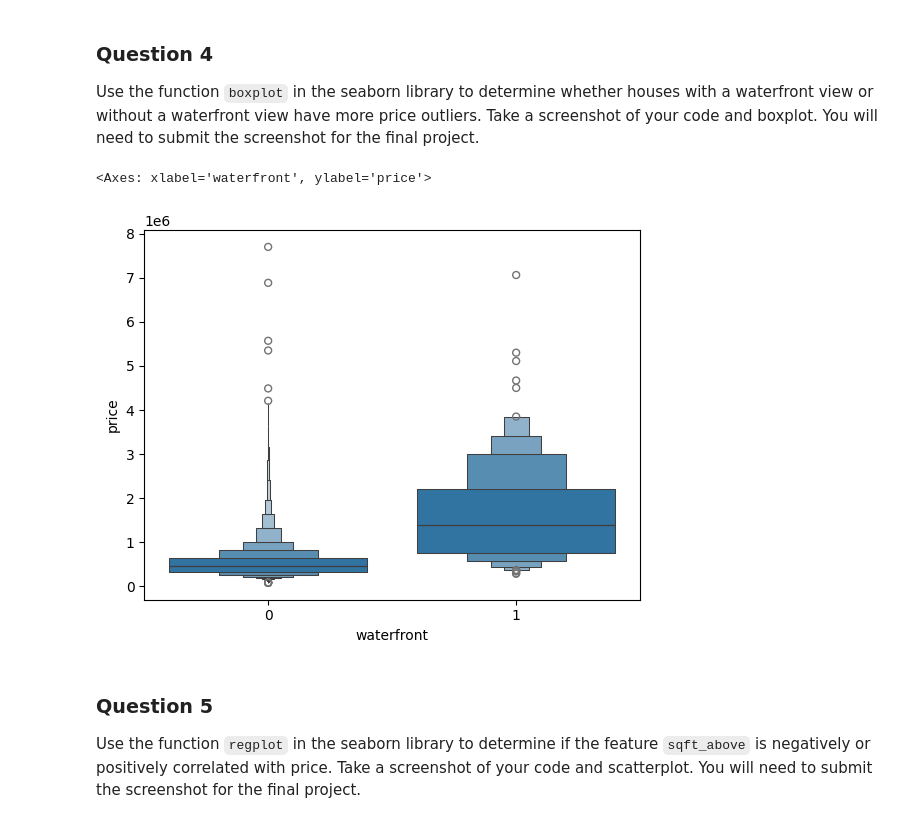
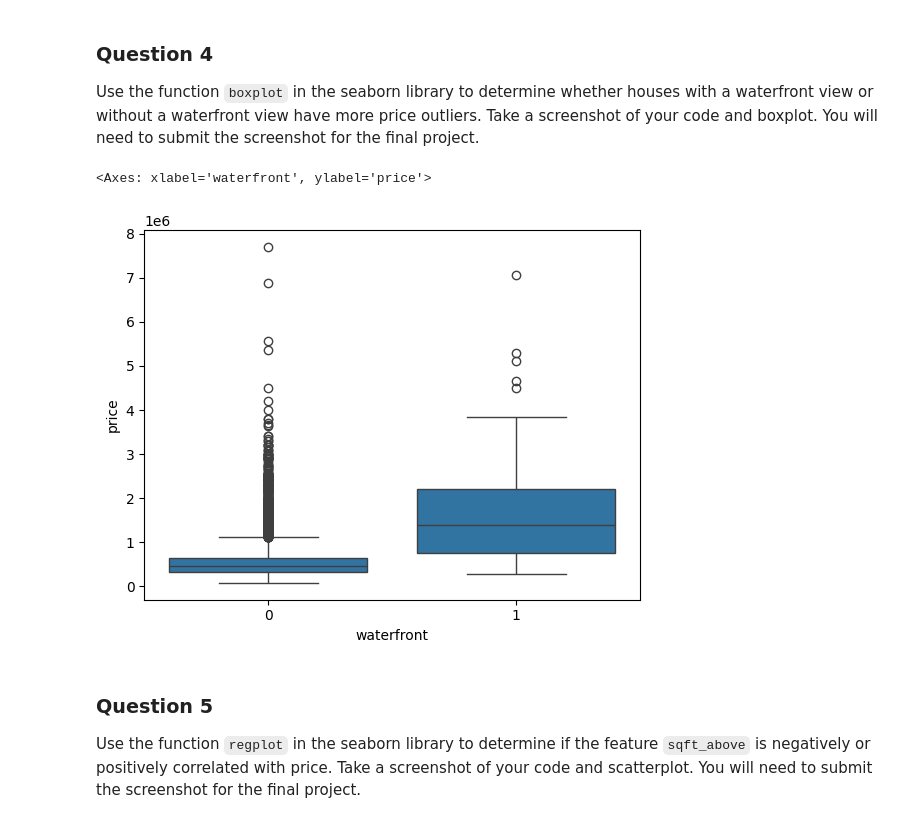
Before and after one commit to pj-system/IBM_Data_Analysis_with_Python, a Jupyter notebook: House_Sales_in_King_Count_USA.ipynb, the cells around one changed output. Saved outputs shown, nothing was run; the diff lists cells and outputs as text; code cells hidden in the pictures.

```diff
--- a/House_Sales_in_King_Count_USA.ipynb
+++ b/House_Sales_in_King_Count_USA.ipynb
@@ -198,10 +198,10 @@ df['floors'].value_counts().to_frame()
 
 Use the function <code>boxplot</code> in the seaborn library  to  determine whether houses with a waterfront view or without a waterfront view have more price outliers. Take a screenshot of your code and boxplot. You will need to submit the screenshot for the final project.
 # %%
-sns.boxenplot(x='waterfront', y='price', data=df)
+sns.boxplot(x='waterfront', y='price', data=df)
 # %% [output]
 <Axes: xlabel='waterfront', ylabel='price'>
-[figure, old version]
+[figure, new version]
 # %% [markdown]
 ### Question 5
 
```
Also changed, not shown: parts of 2 cells of this notebook, 20 other files.
